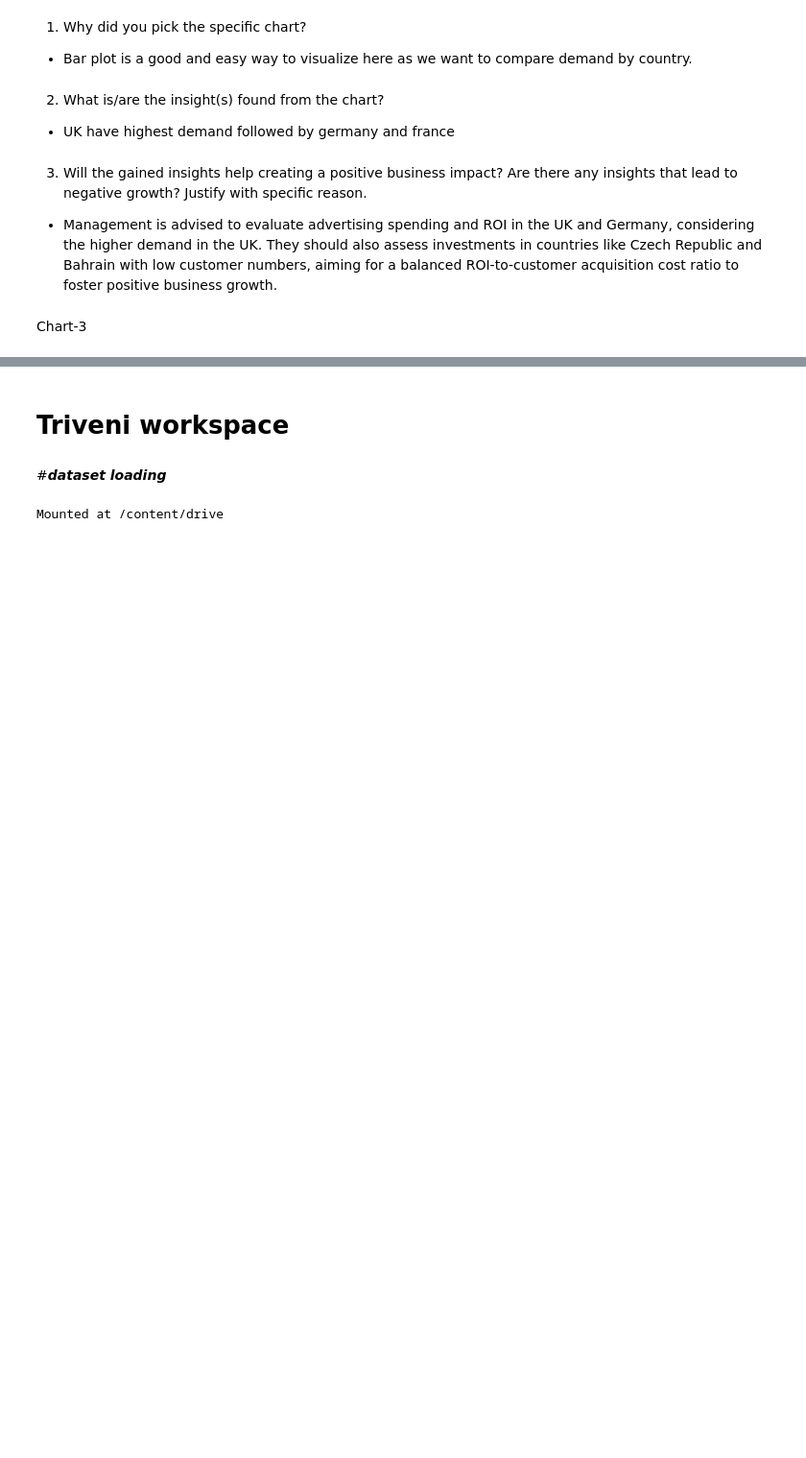
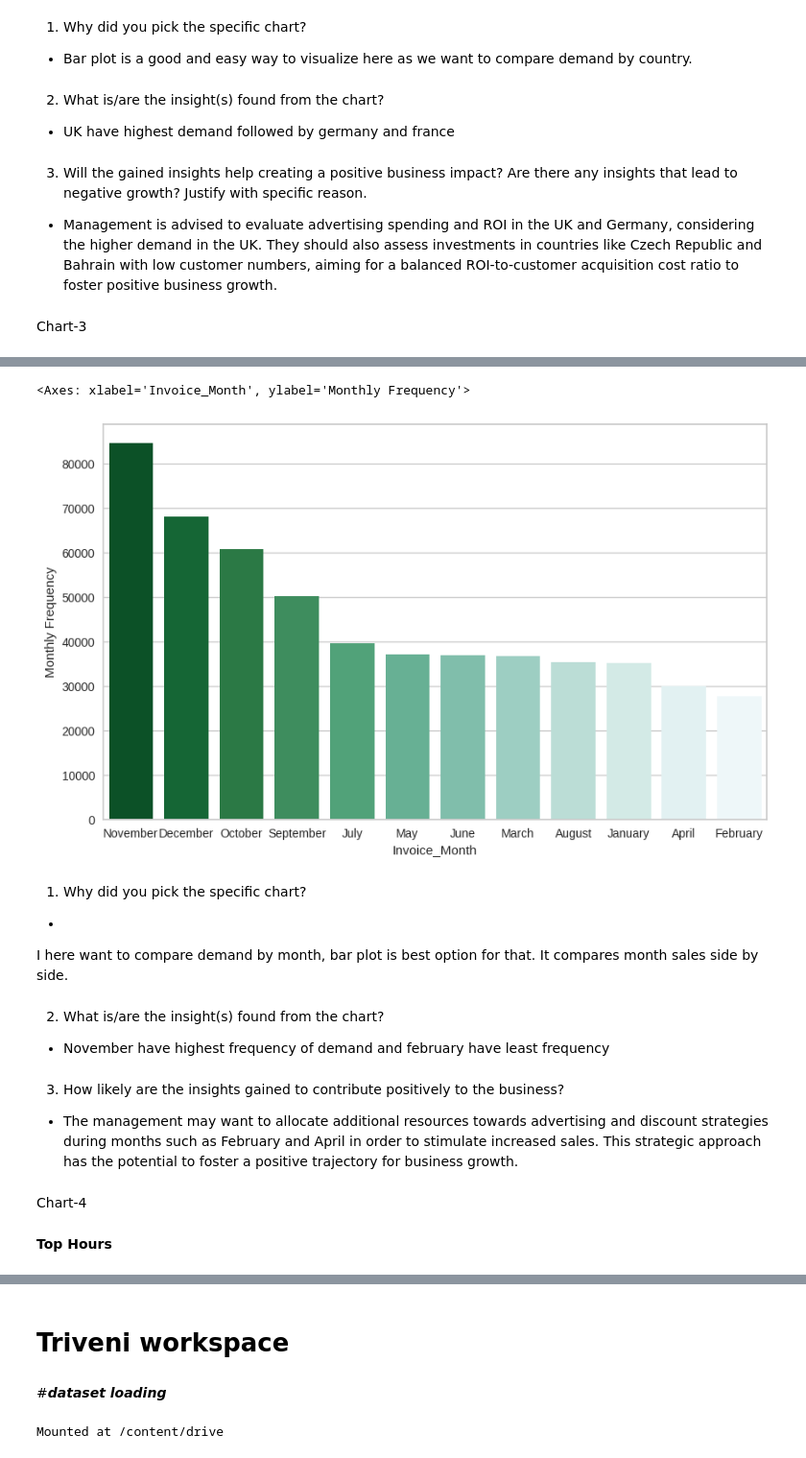
Before and after one commit to LeemojiReddy/online-retail-customer-segmentation, a Jupyter notebook: orcs.ipynb, the cells around one changed output, grey strips where cells are left out. Shown at 96% size. Cells and saved outputs as stored; diff of their text form; code cells hidden in the pictures; blank space fills up the shorter version.

```diff
--- a/orcs.ipynb
+++ b/orcs.ipynb
@@ -409,0 +420,18 @@ Chart-3
+# %%
+import pandas as pd
+
+# Assuming you have a DataFrame called df with a column 'InvoiceDate'
+# and it contains the date and time in a format like "01/12/2010 08:26:00"
+# Convert the 'InvoiceDate' column to datetime format
+df['InvoiceDate'] = pd.to_datetime(df['InvoiceDate'], format='%d/%m/%Y %H:%M:%S')
+
+# Extract the month from the 'InvoiceDate' column and create a new column 'Invoice_Month'
+df['Invoice_Month'] = df['InvoiceDate'].dt.strftime('%B')
+
+# Group the data by 'Invoice_Month' and count the frequency of invoices
+monthly_frequency = df['Invoice_Month'].value_counts().reset_index()
+monthly_frequency.columns = ['Invoice_Month', 'Monthly Frequency']
+monthly_frequency.index+=1
+# Sort the data by month (assuming you want it in chronological order)
+
+monthly_frequency.head(12)
@@ -409,0 +452,24 @@ Chart-3
+# %%
+plt.figure(figsize= (10,6))
+ #Setting it will 15 only as there are may country with very small counts.
+sns.barplot(x = 'Invoice_Month' , y = 'Monthly Frequency' , data = monthly_frequency[:12] , palette=("BuGn_r"))
+# %% [output]
+<Axes: xlabel='Invoice_Month', ylabel='Monthly Frequency'>
+[figure, added]
+# %% [markdown]
+1. Why did you pick the specific chart?
+
+*
+I here want to compare demand by month, bar plot is best option for that. It compares month sales side by side.
+# %% [markdown]
+2. What is/are the insight(s) found from the chart?
+
+*   November have highest frequency of demand and february have least frequency
+# %% [markdown]
+3. How likely are the insights gained to contribute positively to the business?
+
+*   The management may want to allocate additional resources towards advertising and discount strategies during months such as February and April in order to stimulate increased sales. This strategic approach has the potential to foster a positive trajectory for business growth.
+# %% [markdown]
+  Chart-4
+# %% [markdown]
+**Top Hours**
```
Also changed, not shown: parts of 84 cells of this notebook.
